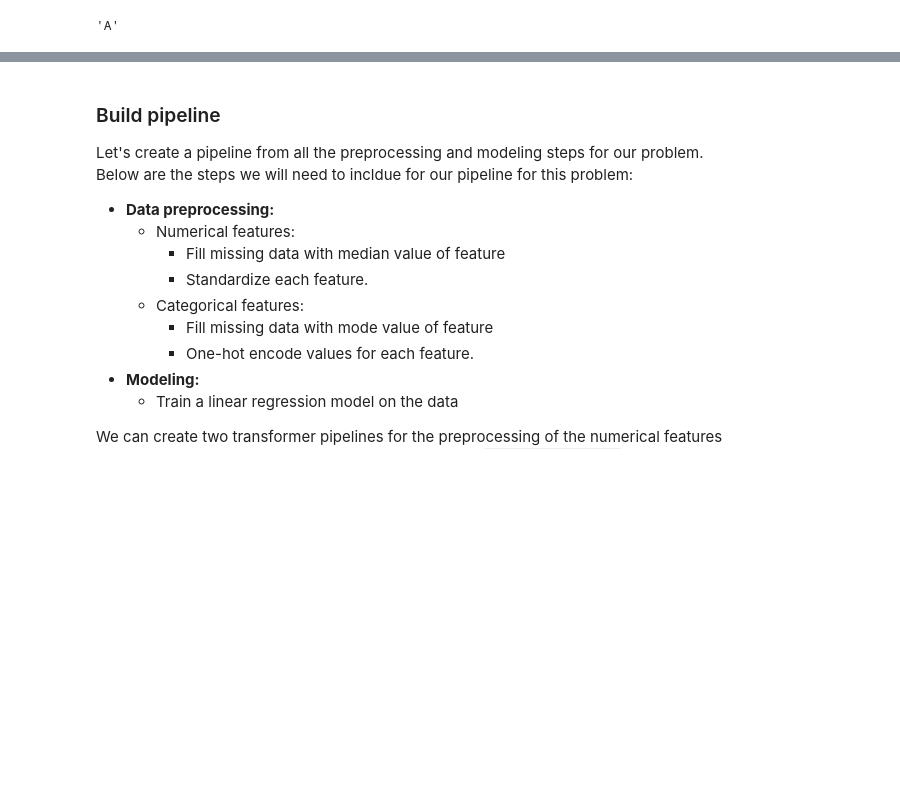
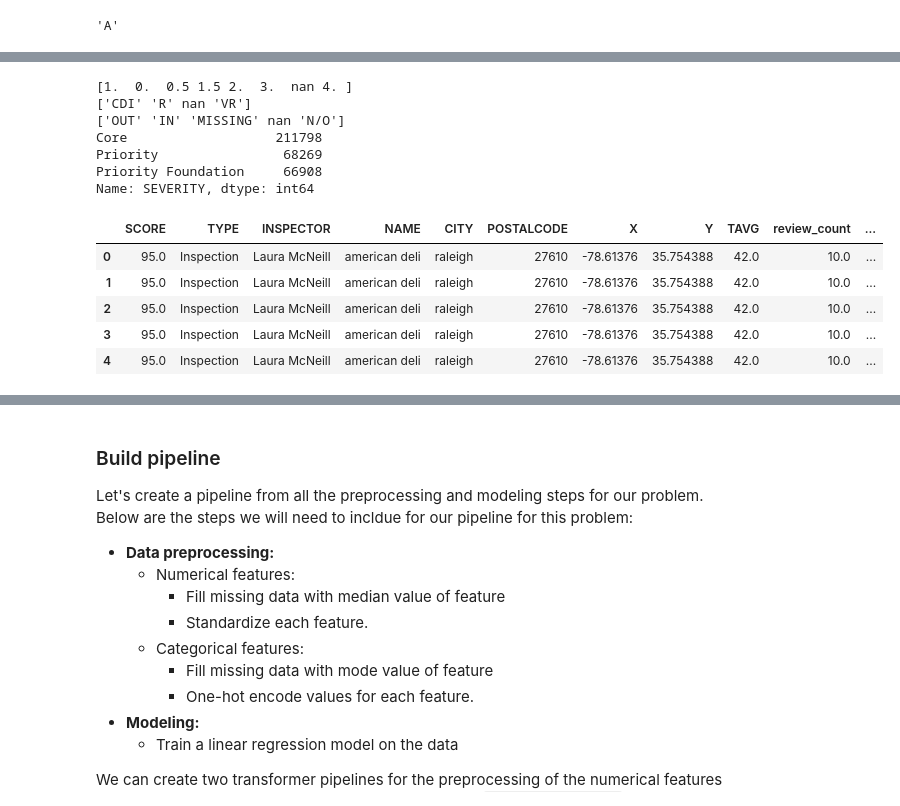
Before and after one commit to shyamal-anadkat/wake-county-food-inspections-analysis, a Jupyter notebook: Wake County -- Restaurant Food Inspections Analysis [AIPI510].ipynb, the cells around one changed output, grey strips where cells are left out. Saved outputs shown, nothing was run; the diff lists cells and outputs as text; code cells hidden in the pictures; blank space fills up the shorter version.

```diff
--- a/Wake County -- Restaurant Food Inspections Analysis [AIPI510].ipynb
+++ b/Wake County -- Restaurant Food Inspections Analysis [AIPI510].ipynb
@@ -475,0 +497,24 @@ Name: SCORE GRADE, dtype: int64
+# %%
+# preprocessing features with violation df
+clean_feat = feat_df.copy()
+clean_feat = clean_feat.drop(['HSISID','OBJECTID','INSPECTDATE','INSPECTEDBY'],axis=1)
+print(clean_feat['POINTVALUE'].unique())
+print(clean_feat['VIOLATIONTYPE'].unique())
+print(clean_feat['OBSERVATIONTYPE'].unique())
+print(clean_feat['SEVERITY'].value_counts())
+#clean_feat.info()
+clean_feat.head()
+# %% [output]
+[1.  0.  0.5 1.5 2.  3.  nan 4. ]
+['CDI' 'R' nan 'VR']
+['OUT' 'IN' 'MISSING' nan 'N/O']
+Core                   211798
+Priority                68269
+Priority Foundation     66908
+Name: SEVERITY, dtype: int64
+|  | SCORE | TYPE | INSPECTOR | NAME | CITY | POSTALCODE | X | Y | TAVG | review_count | ... |
+| 0 | 95.0 | Inspection | Laura McNeill | american deli | raleigh | 27610 | -78.61376 | 35.754388 | 42.0 | 10.0 | ... |
+| 1 | 95.0 | Inspection | Laura McNeill | american deli | raleigh | 27610 | -78.61376 | 35.754388 | 42.0 | 10.0 | ... |
+| 2 | 95.0 | Inspection | Laura McNeill | american deli | raleigh | 27610 | -78.61376 | 35.754388 | 42.0 | 10.0 | ... |
+| 3 | 95.0 | Inspection | Laura McNeill | american deli | raleigh | 27610 | -78.61376 | 35.754388 | 42.0 | 10.0 | ... |
+| 4 | 95.0 | Inspection | Laura McNeill | american deli | raleigh | 27610 | -78.61376 | 35.754388 | 42.0 | 10.0 | ... |
```
Also changed, not shown: parts of 9 cells of this notebook.
